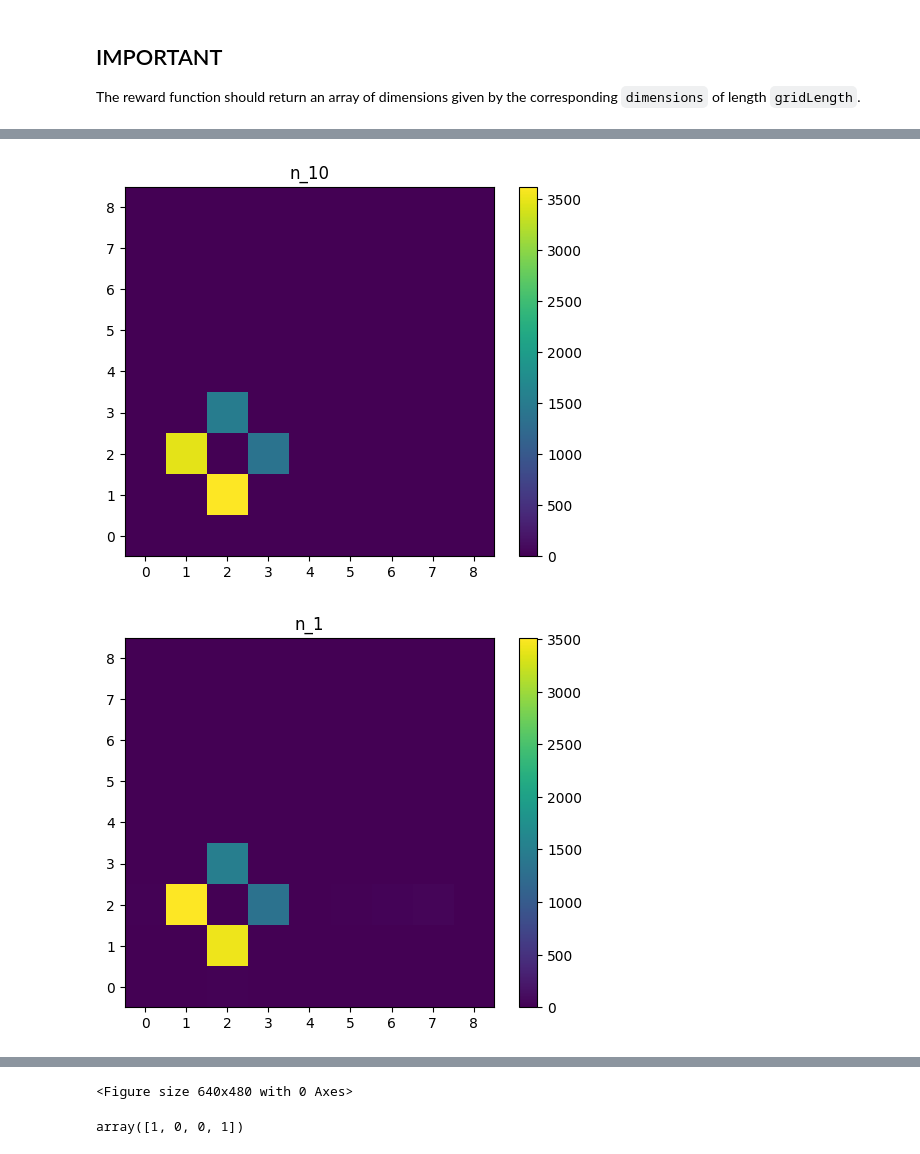
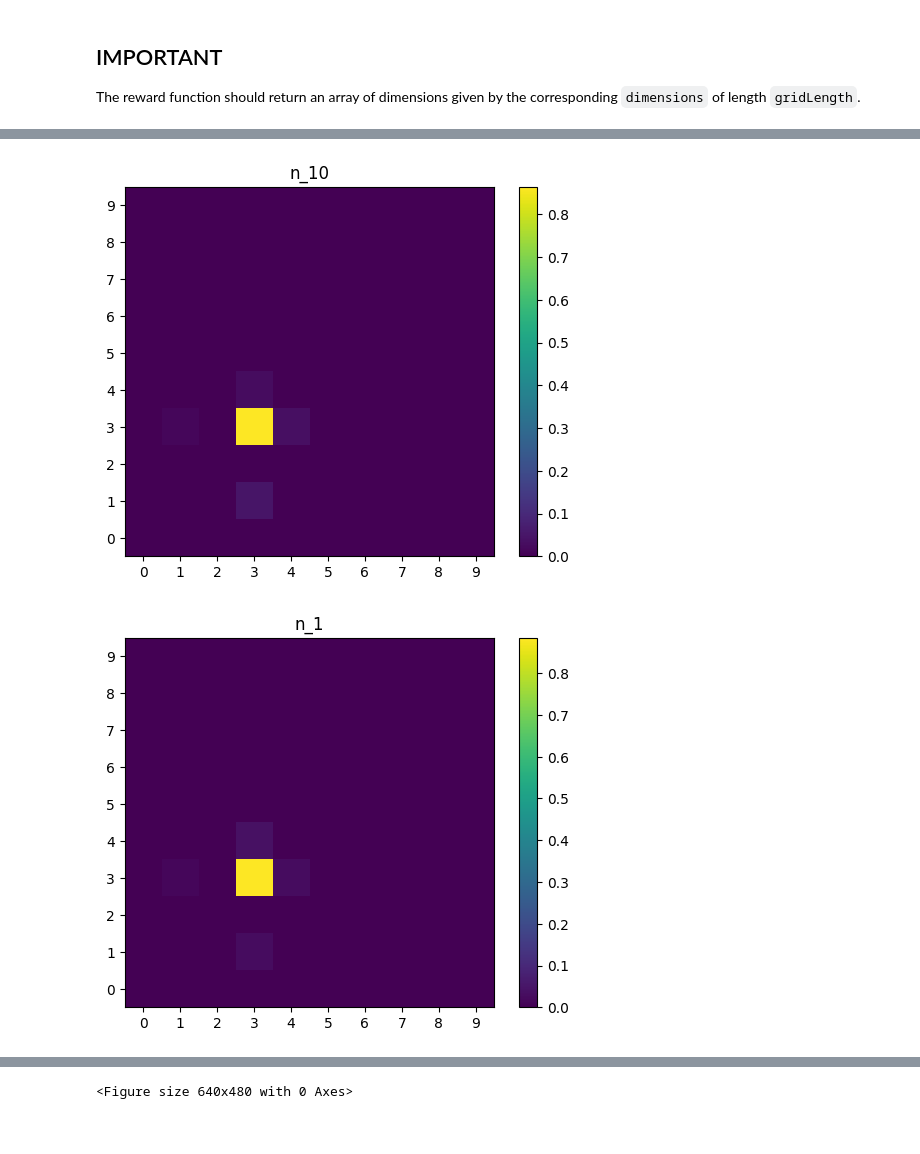
Before and after one commit to JosephRRB/torchgfn_spinfoams, a Jupyter notebook: notebooks/Comparison with MCMC 2D.ipynb, the cells around one changed output, grey strips where cells are left out. Drawn from its saved outputs; the diff is of its cells as text; code cells hidden in the pictures.

Commit message:
Added plot for the given distribution. Moved code to src. Written comments in notebook.

```diff
--- a/notebooks/Comparison with MCMC 2D.ipynb
+++ b/notebooks/Comparison with MCMC 2D.ipynb
@@ -31,16 +38,15 @@ The reward function should return an array of dimensions given by the correspond
 # %%
-iterationsNumber = 10**5
+iterationsNumber = 5*10**4
 batchSize = iterationsNumber / 10
 burnFactor = 100
 deviation = 0.8
-spinJ = 4
-gridLength = 2*spinJ+1
+gridLength = 10
 
-drawsFolderBase = "../data/2DComparison/iterations_"+str(iterationsNumber)+"_batch_size_"+str(batchSize)+"_burnin_"+str(burnFactor)+"_sigma_"+str(deviation)
+drawsFolderBase = "data/2DComparison/iterations_"+str(iterationsNumber)+"_batch_size_"+str(batchSize)+"_burnin_"+str(burnFactor)+"_sigma_"+str(deviation)
 verbosity = 0
 
 drawsFolder = str(drawsFolderBase)+"/j_"+str(spinJ)+"/draws/"
 os.makedirs(drawsFolder, exist_ok=True)
 
-MCMC_2D.VertexMCMC(spinJ = spinJ, iterationsNumber = iterationsNumber, batchSize = batchSize, deviation = deviation, burnFactor = burnFactor,
+MCMC_2D.VertexMCMC(gridLength = gridLength, iterationsNumber = iterationsNumber, batchSize = batchSize, deviation = deviation, burnFactor = burnFactor,
                    verbosity = verbosity, drawsFolder = drawsFolder, mean = 0., rewardFunction=rewardFunction, dimensions=2 )
@@ -47,5 +74,5 @@ MCMC_2D.VertexMCMC(spinJ = spinJ, iterationsNumber = iterationsNumber, batchSize
 # %%
-dir = "../data/2DComparison/iterations_"+str(iterationsNumber)+"_batch_size_"+str(batchSize)+"_burnin_"+str(burnFactor)+"_sigma_"+str(deviation)+"/j_"+str(spinJ)+"/draws/"
+dir = "data/2DComparison/iterations_"+str(iterationsNumber)+"_batch_size_"+str(batchSize)+"_burnin_"+str(burnFactor)+"_sigma_"+str(deviation)+"/j_"+str(spinJ)+"/draws/"
 
 fileNumber = 0
 
@@ -66,18 +93,19 @@ for ax, file in zip(axs.flat, Path(dir).glob("**/*draw*")):
     df = np.genfromtxt(file, delimiter=',', skip_header=1)
     df = np.array(df)
     data = np.zeros(shape=(gridLength, gridLength))
+    batchNumber = float(np.sum(df[:,2]))
     for i in range(df.shape[0]):
-        data[int(df[i, 0]), int(df[i, 1])] += df[i, 2]
+        data[int(df[i, 0]), int(df[i, 1])] += df[i, 2] / batchNumber
 
     title = str(os.path.basename(file).split("batch_",1)[1]) # Remove part beofre batch number
     title = title.split(".csv")[0] # Remove the ending
     ax.set_title(title)
     ax.set_xticks(axis, labels=axis.astype(str))
     ax.set_yticks(axis, labels=axis.astype(str))
-    ax.invert_yaxis()
     divider = make_axes_locatable(ax)
     cax = divider.append_axes("right", size="5%", pad=0.05)
     fig.colorbar(ax.imshow(data, cmap='viridis', interpolation='nearest'), cax = cax)
+    ax.invert_yaxis()
 
 
 plt.tight_layout()
@@ -88,32 +116,34 @@ plt.clf()
 <Figure size 640x480 with 0 Axes>
 # %%
-dir = "../data/2DComparison/iterations_"+str(iterationsNumber)+"_batch_size_"+str(batchSize)+"_burnin_"+str(burnFactor)+"_sigma_"+str(deviation)+"/j_"+str(spinJ)+"/draws/"
+dir = "data/2DComparison/iterations_"+str(iterationsNumber)+"_batch_size_"+str(batchSize)+"_burnin_"+str(burnFactor)+"_sigma_"+str(deviation)+"/j_"+str(spinJ)+"/draws/"
 
 fileNumber = 0
 
 for file in Path(dir).glob("**/*draw*"):
     fileNumber += 1
 
 
 
 axis = np.arange(gridLength)
 
 for file in Path(dir).glob("**/*draw*"):
     df = np.genfromtxt(file, delimiter=',', skip_header=1)
     df = np.array(df)
     data = np.zeros(shape=(gridLength, gridLength))
+    batchNumber = float(np.sum(df[:,2]))
+
     for i in range(df.shape[0]):
-        data[int(df[i, 0]), int(df[i, 1])] += df[i, 2]
+        data[int(df[i, 0]), int(df[i, 1])] += df[i, 2]/batchNumber
     plt.xticks(axis, labels=axis.astype(str))
     plt.yticks(axis, labels=axis.astype(str))
     title = str(os.path.basename(file).split("batch_",1)[1]) # Remove part beofre batch number
     title = title.split(".csv")[0] # Remove the ending
     plt.imshow(data, cmap='viridis')
     plt.colorbar()
     plt.gca().set_title(str(title))
     plt.gca().invert_yaxis()
     plt.show()
     plt.clf()
 # %% [output]
-[figure, old version]
+[figure, new version]
-[figure, old version]
+[figure, new version]
@@ -135,4 +158,0 @@ def applyOperation(func, dim):
-# %%
-applyOperation(func, 4)
-# %% [output]
-array([1, 0, 0, 1])
```
Also changed, not shown: parts of 11 cells of this notebook, 1 other file.
